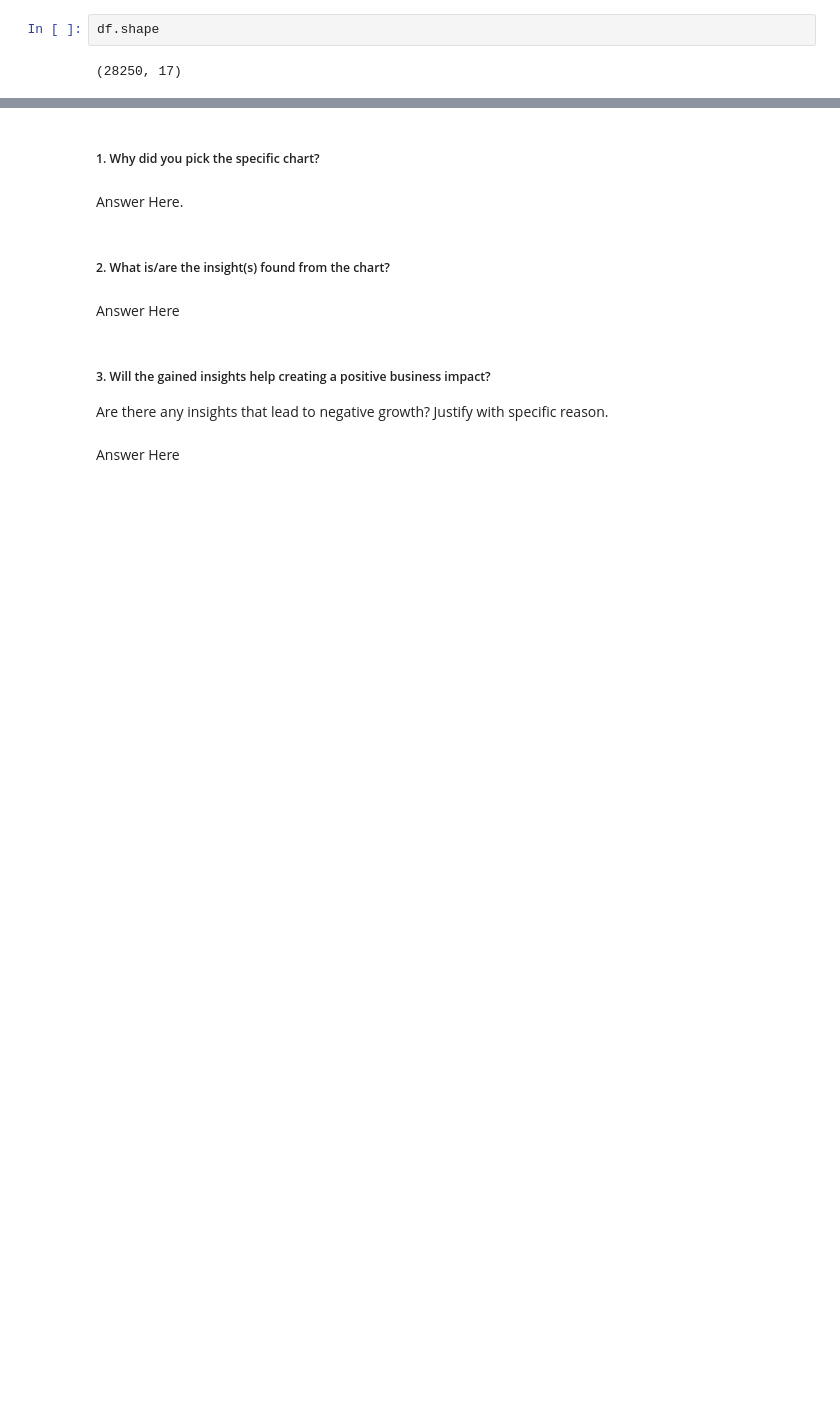
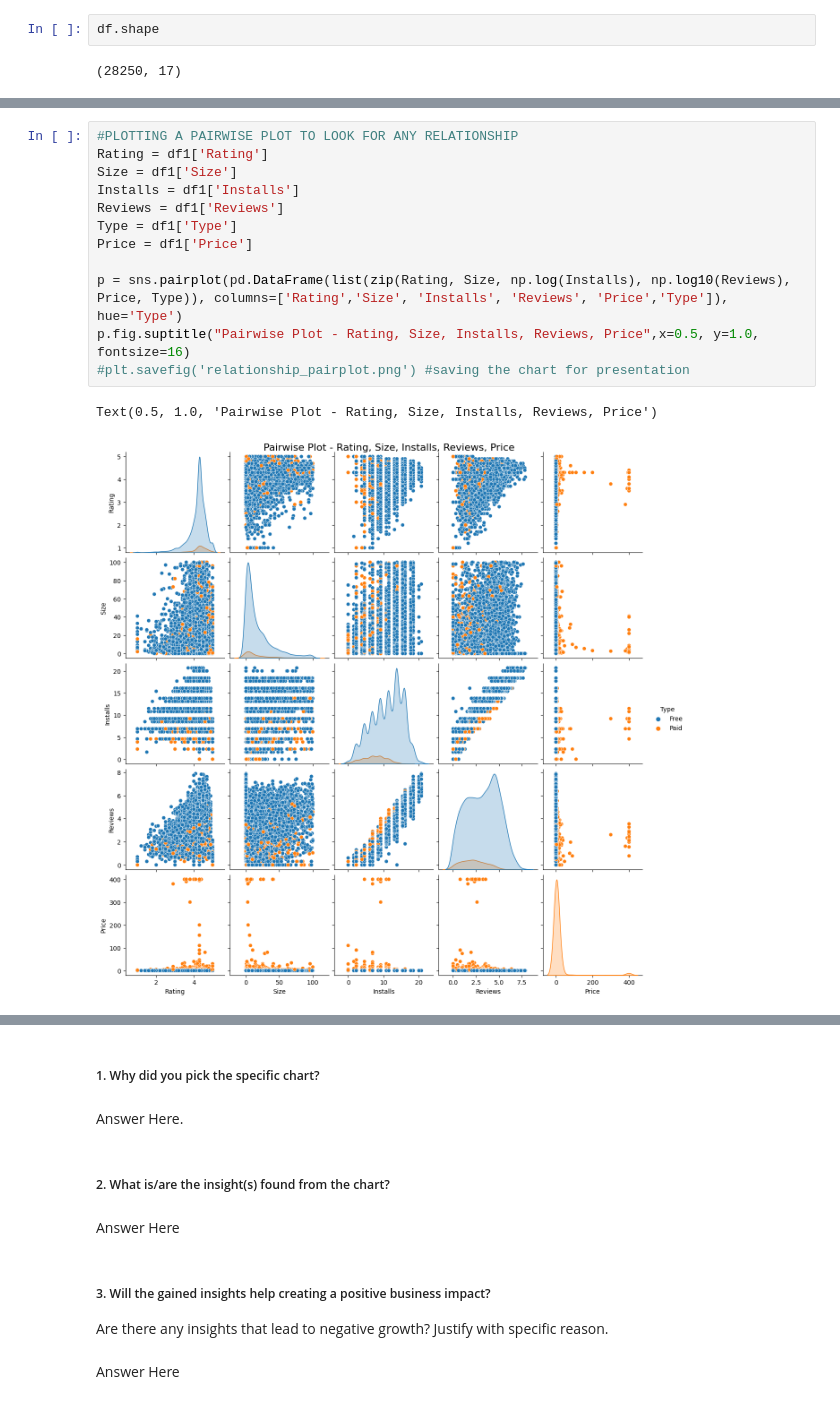
Before and after one commit to atulchune/EDA-Playstore-review-app-analysis, a Jupyter notebook: Capstone_EDA_Play_store_review_app_analysis.ipynb, the cells around one changed output, grey strips where cells are left out. Saved outputs shown, nothing was run; the diff lists cells and outputs as text; blank space fills up the shorter version.

```diff
--- a/Capstone_EDA_Play_store_review_app_analysis.ipynb
+++ b/Capstone_EDA_Play_store_review_app_analysis.ipynb
@@ -978,0 +949,15 @@ Answer Here
+# %%
+#PLOTTING A PAIRWISE PLOT TO LOOK FOR ANY RELATIONSHIP
+Rating = df1['Rating']
+Size = df1['Size']
+Installs = df1['Installs']
+Reviews = df1['Reviews']
+Type = df1['Type']
+Price = df1['Price']
+
+p = sns.pairplot(pd.DataFrame(list(zip(Rating, Size, np.log(Installs), np.log10(Reviews), Price, Type)), columns=['Rating','Size', 'Installs', 'Reviews', 'Price','Type']), hue='Type')
+p.fig.suptitle("Pairwise Plot - Rating, Size, Installs, Reviews, Price",x=0.5, y=1.0, fontsize=16)
+#plt.savefig('relationship_pairplot.png') #saving the chart for presentation
+# %% [output]
+Text(0.5, 1.0, 'Pairwise Plot - Rating, Size, Installs, Reviews, Price')
+[figure, added]
```
Also changed, not shown: parts of 77 cells of this notebook.
